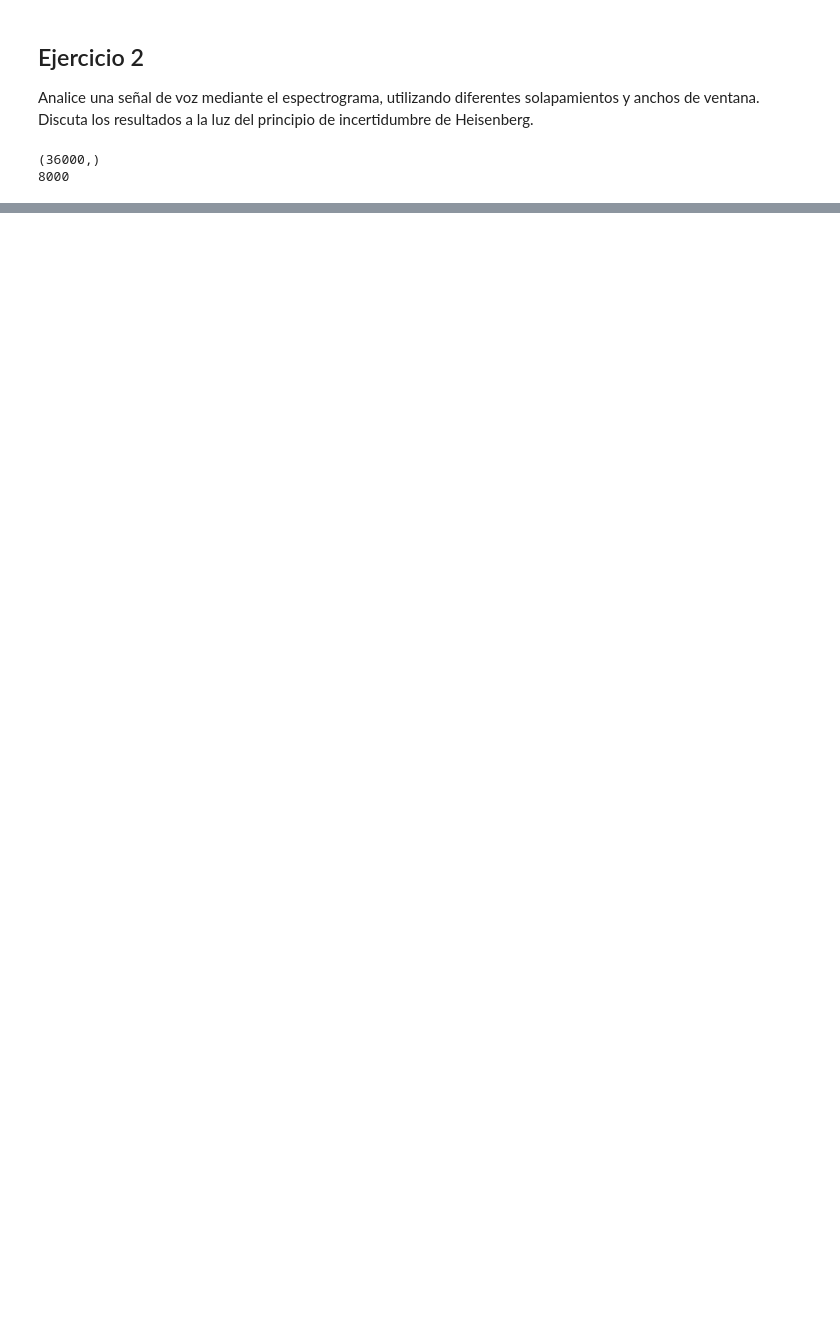
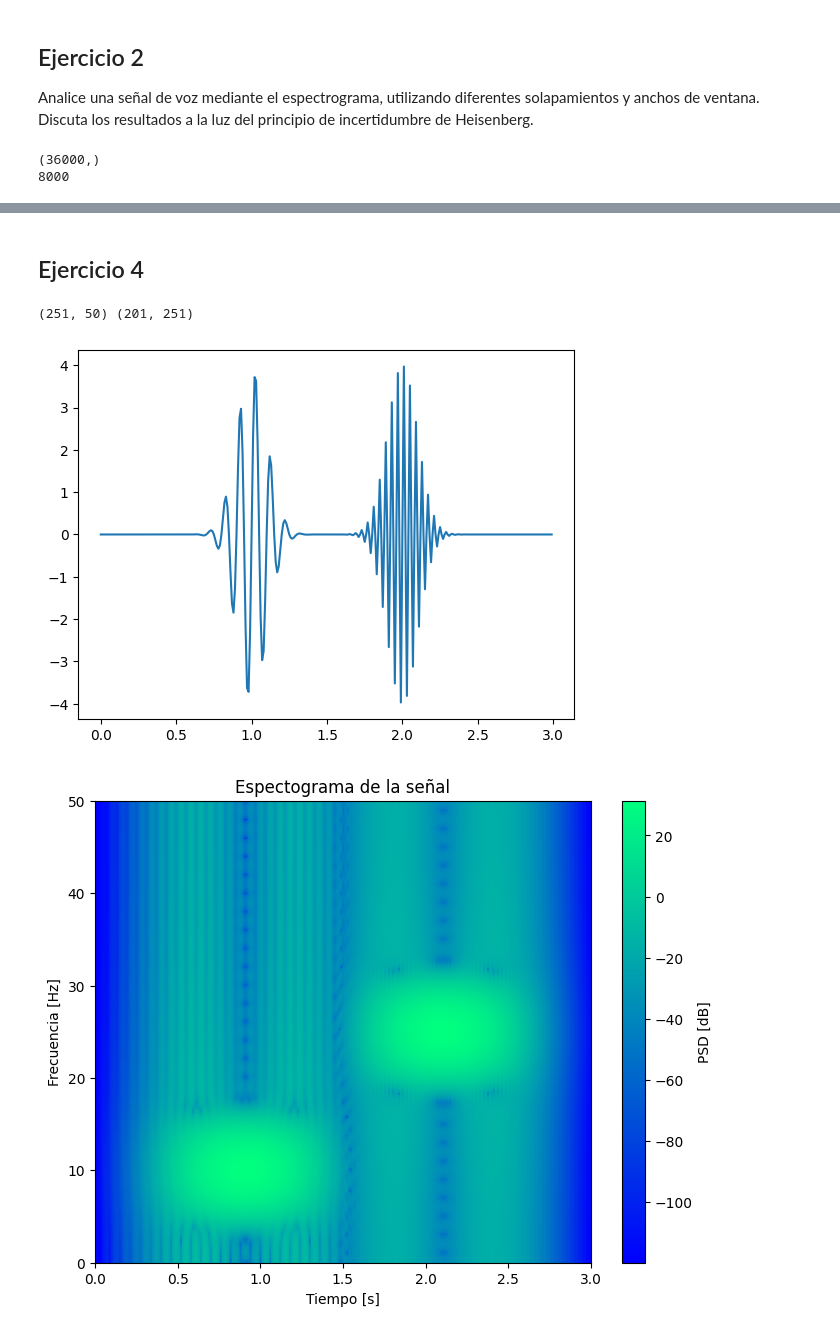
Before and after one commit to DayubMateo/PDS_2026_IIA, a Jupyter notebook: unidad - 6 Wavelet/tiempo_frecuencia.ipynb, the cells around one changed output, grey strips where cells are left out. Saved outputs shown, nothing was run; the diff lists cells and outputs as text; code cells hidden in the pictures; blank space fills up the shorter version.

```diff
--- a/unidad - 6 Wavelet/tiempo_frecuencia.ipynb
+++ b/unidad - 6 Wavelet/tiempo_frecuencia.ipynb
@@ -154,0 +195,28 @@ nwin = 5000, nlap = 100
+# %% [markdown]
+## Ejercicio 4
+# %%
+def generar_atomos_gabor(segundos, frecs, frecM, centros, sigma):
+    Tm = 1/frecM
+
+    dom = np.arange(0, segundos, Tm)
+
+    senoidal_final = np.zeros_like(dom)
+    for f in range(len(frecs)):
+        senoidal = np.sin(2 * np.pi * frecs[f] * dom)
+        kernel = (1/(np.sqrt(2*np.pi)*sigma)) * np.exp(-(dom - centros[f])**2 / (2 * sigma**2))
+        senoidal_final += senoidal * kernel
+
+    return dom, senoidal_final
+
+frecM = 100
+dom, signal = generar_atomos_gabor(3, [10, 25], frecM, [1, 2], sigma=.1)
+plt.plot(dom, signal)
+
+a, b = espectograma(signal, 'Hamming', Nwin=50, Nlap=1, Nfft=400, start=0)
+print(a.shape, b.shape)
+
+graficar_espectograma(b, frecM, Nwin=50, Nlap=1, Nfft=400, freqLap=None)
+# %% [output]
+(251, 50) (201, 251)
+[figure, added]
+[figure, added]
```
Also changed, not shown: parts of 10 cells of this notebook, 17 other files.
